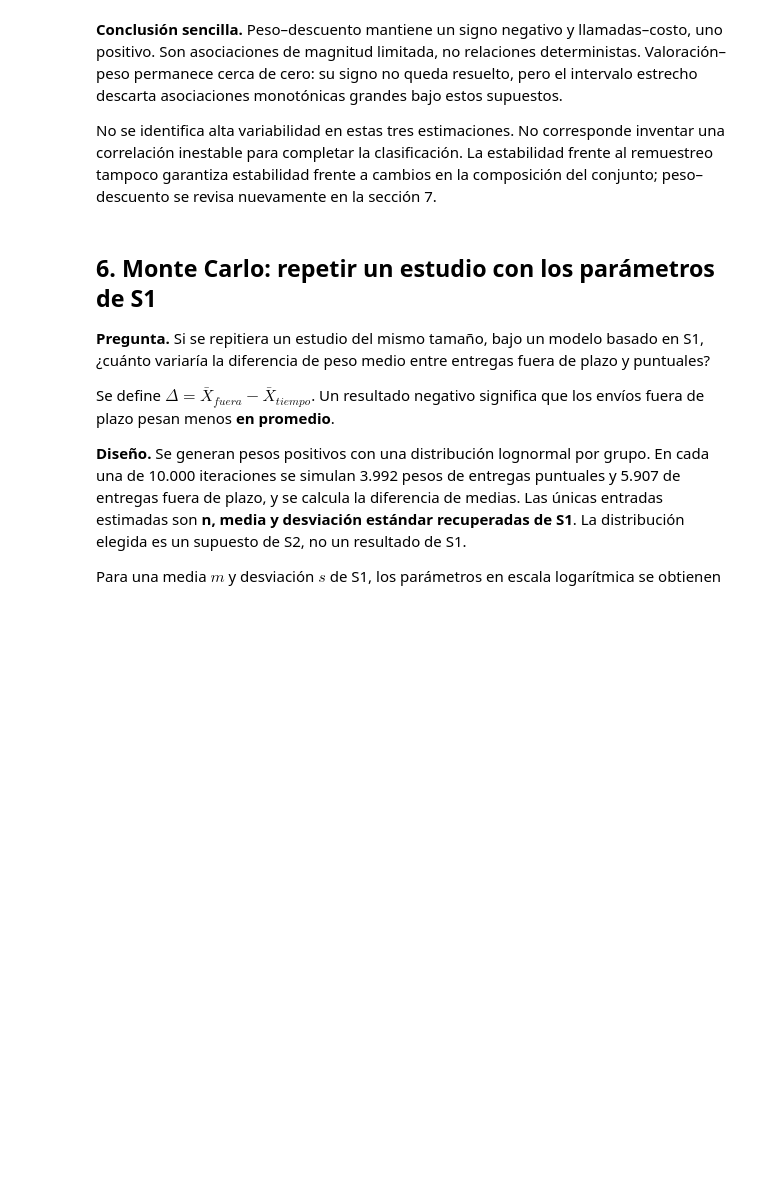
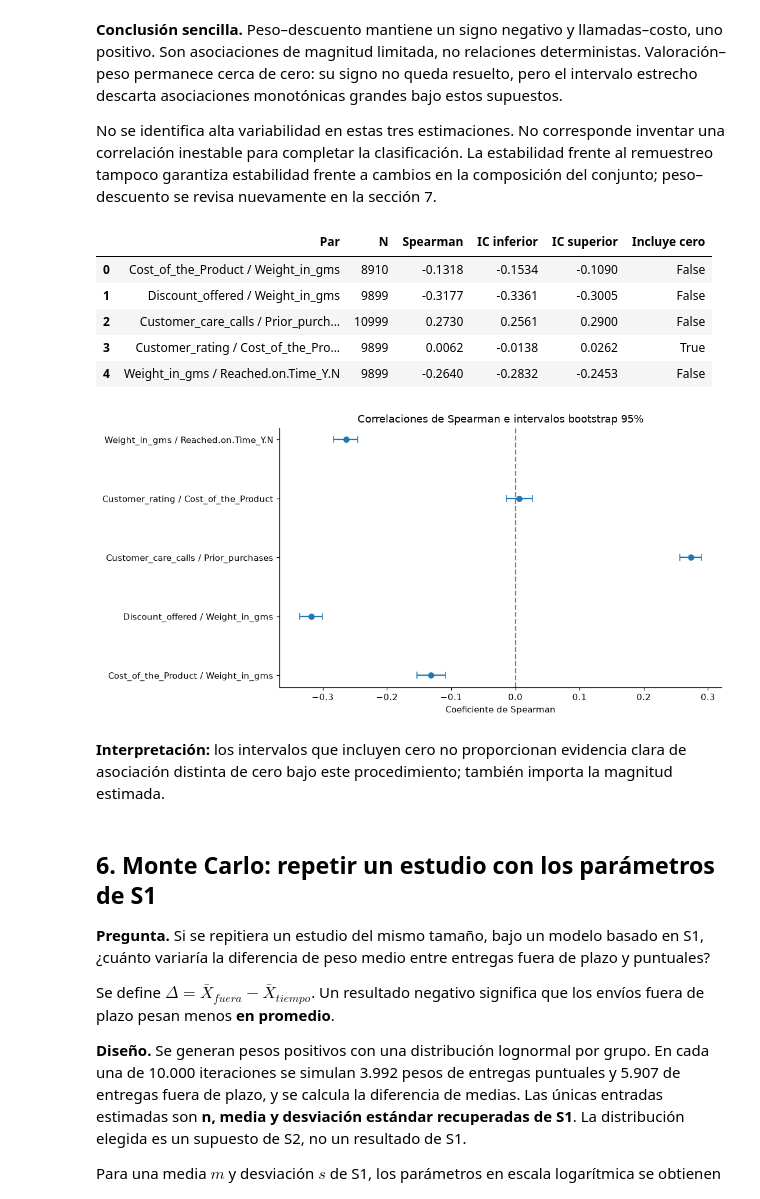
Before and after one commit to jorge170102/ESTAD-STICA-COMPUTACIONAL---Grupo-7--MCDI501.202682.1914.EL.ON, a Jupyter notebook: notebooks/sumativa_2.ipynb, the cells around one changed output. Cells and saved outputs as stored; diff of their text form; code cells hidden in the pictures; blank space fills up the shorter version.

Commit message:
correlaciones por bootstrap

```diff
--- a/notebooks/sumativa_2.ipynb
+++ b/notebooks/sumativa_2.ipynb
@@ -602,6 +624,33 @@ for nombre, r in correlaciones.iterrows():
 **Conclusión sencilla.** Peso–descuento mantiene un signo negativo y llamadas–costo, uno positivo. Son asociaciones de magnitud limitada, no relaciones deterministas. Valoración–peso permanece cerca de cero: su signo no queda resuelto, pero el intervalo estrecho descarta asociaciones monotónicas grandes bajo estos supuestos.
 
 No se identifica alta variabilidad en estas tres estimaciones. No corresponde inventar una correlación inestable para completar la clasificación. La estabilidad frente al remuestreo tampoco garantiza estabilidad frente a cambios en la composición del conjunto; peso–descuento se revisa nuevamente en la sección 7.
+# %%
+# Se utilizan 3.000 réplicas y una semilla para reproducibilidad.
+
+SEED = 42
+
+correlaciones1=s2.correlaciones_bootstrap(df,B=3000,semilla=SEED)
+display(correlaciones1.round(4))
+
+fig,ax=plt.subplots(figsize=(10,5))
+y=np.arange(len(correlaciones1))
+ax.errorbar(correlaciones1['Spearman'],y,xerr=[correlaciones1['Spearman']-correlaciones1['IC inferior'],correlaciones1['IC superior']-correlaciones1['Spearman']],fmt='o',capsize=4)
+ax.axvline(0,color='grey',linestyle='--')
+ax.set_yticks(y,correlaciones1['Par'])
+ax.set_xlabel('Coeficiente de Spearman')
+ax.set_title('Correlaciones de Spearman e intervalos bootstrap 95%')
+fig.tight_layout()
+plt.show()
+# %% [output]
+|  | Par | N | Spearman | IC inferior | IC superior | Incluye cero |
+| 0 | Cost_of_the_Product / Weight_in_gms | 8910 | -0.1318 | -0.1534 | -0.1090 | False |
+| 1 | Discount_offered / Weight_in_gms | 9899 | -0.3177 | -0.3361 | -0.3005 | False |
+| 2 | Customer_care_calls / Prior_purch... | 10999 | 0.2730 | 0.2561 | 0.2900 | False |
+| 3 | Customer_rating / Cost_of_the_Pro... | 9899 | 0.0062 | -0.0138 | 0.0262 | True |
+| 4 | Weight_in_gms / Reached.on.Time_Y.N | 9899 | -0.2640 | -0.2832 | -0.2453 | False |
+[figure, added]
+# %% [markdown]
+**Interpretación:** los intervalos que incluyen cero no proporcionan evidencia clara de asociación distinta de cero bajo este procedimiento; también importa la magnitud estimada.
 # %% [markdown]
 ## 6. Monte Carlo: repetir un estudio con los parámetros de S1
 
```
Also changed, not shown: parts of 10 cells of this notebook, 2 other files.
